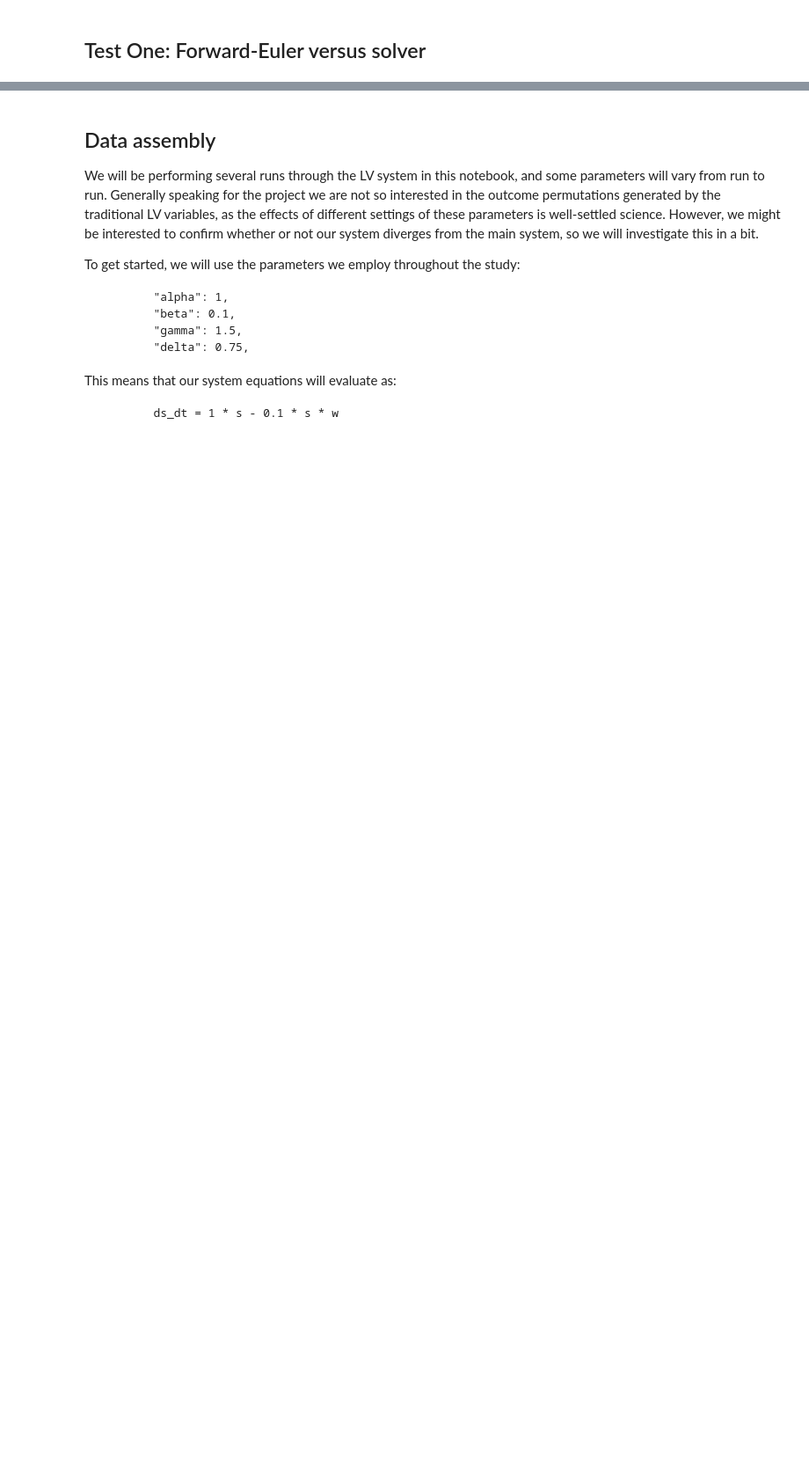
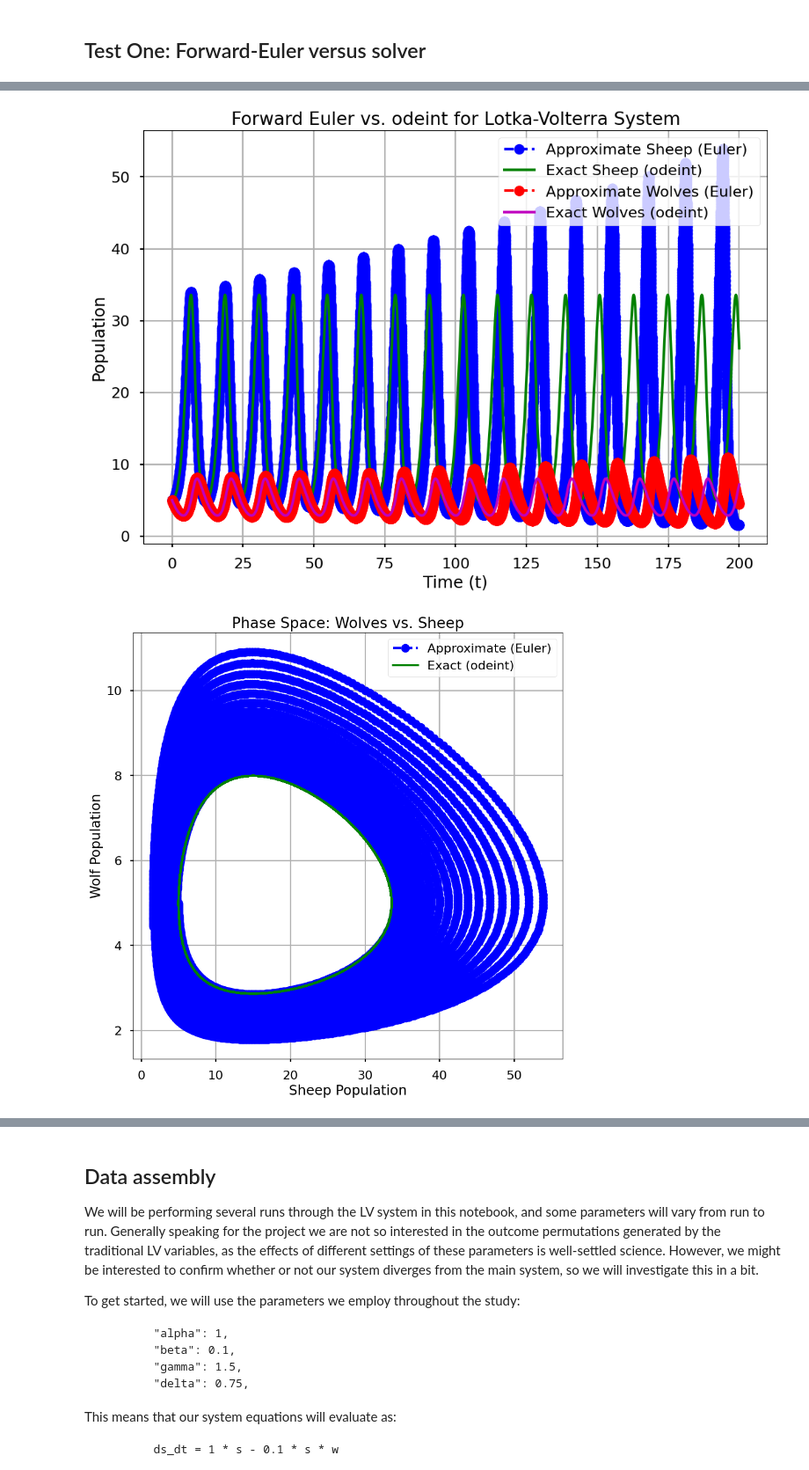
Before and after one commit to peterdresslar/do-android-wolves-dream-of-electric-sheep, a Jupyter notebook: notebooks/validation.ipynb, the cells around one changed output, grey strips where cells are left out. Shown: that part at 88% size. Drawn from its saved outputs; the diff is of its cells as text; code cells hidden in the pictures; blank space fills up the shorter version.

```diff
--- a/notebooks/validation.ipynb
+++ b/notebooks/validation.ipynb
@@ -119,3 +178,62 @@ def ivp_solver(x, t, alpha, beta, gamma, delta, method):  # noqa
+# %%
+
+
+def forward_euler_solver(initial_conditions, dt, max_step, a, b, c, d):
+    # Deal with time and initiailize the solution array
+    t = np.arange(0, max_step + dt, dt)  # all the steps to max_step counting from 0
+    # The referenced code works on one variable/one equation, here we simply need two state arrays.
+    s = np.zeros(len(t))
+    w = np.zeros(len(t))
+    s[0] = initial_conditions[0]
+    w[0] = initial_conditions[1]
+
+    # since we have two functions in our system, we need to split them into their own lambda functions.
+    f_s = lambda t, s, w: a * s - b * s * w             # noqa
+    f_w = lambda t, s, w: -c * w + b * d * s * w        # noqa
+    # note: autonomous functions, t is not actually used to process.
+
+    # Here is the code from the referenced notebook. We need to do this twice, basically
+    # for i in range(0, len(t) - 1):
+    # s[i + 1] = s[i] + h*f(t[i], s[i])
+    # note that our dt is h!
+
+    for i in range(0, len(t) - 1):
+        s[i + 1] = s[i] + dt*f_s(t[i], s[i], w[i])
+        w[i + 1] = w[i] + dt*f_w(t[i], s[i], w[i])
+
+    return t, s, w
+
+# Model parameters for oscillatory behavior
+alpha = 1.0
+beta = 0.2
+gamma = 0.3
+delta = 0.1
+s_start = 5
+w_start = 5
+dt = 0.02
+max_step = 200
+
+x = [s_start, w_start]
+
+# Time array for the solvers
+t = np.arange(0, max_step + dt, dt)
+
+# approximate solution from forward euler
+t_euler, s_euler, w_euler = forward_euler_solver(x, dt, max_step, alpha, beta, gamma, delta)
+
+# 2. "exact" solution from solver, above
+# we can try plugging in different solvers here if we like, though generally the outcomes are the same
+S = solve_mlv(x, max_step, alpha, beta, gamma, delta, "RK45")
+
+# align points with time
+timed_S = S.sol(t)
+s_exact = timed_S[0]
+w_exact = timed_S[1]
+
+plot_forward_euler_vs_ode(t, s_euler, w_euler, s_exact, w_exact)  # call to our external plotting function
+# %% [output]
+[figure, added]
+[figure, added]
 # %%
 
 
```
Also changed, not shown: parts of 13 cells of this notebook.
